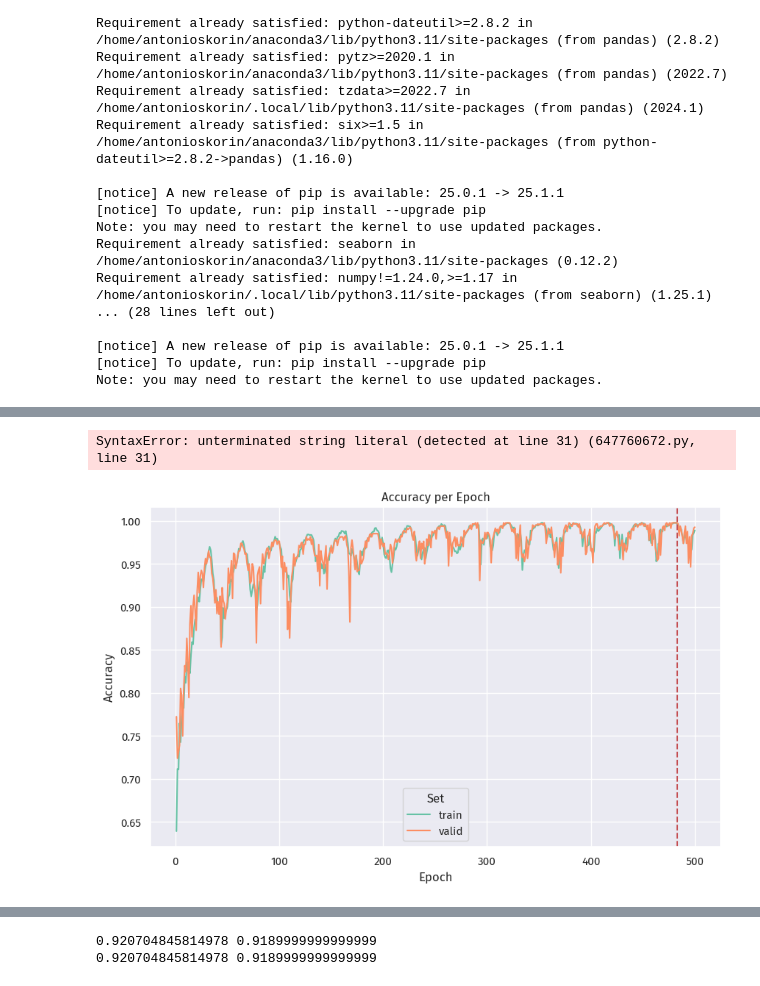
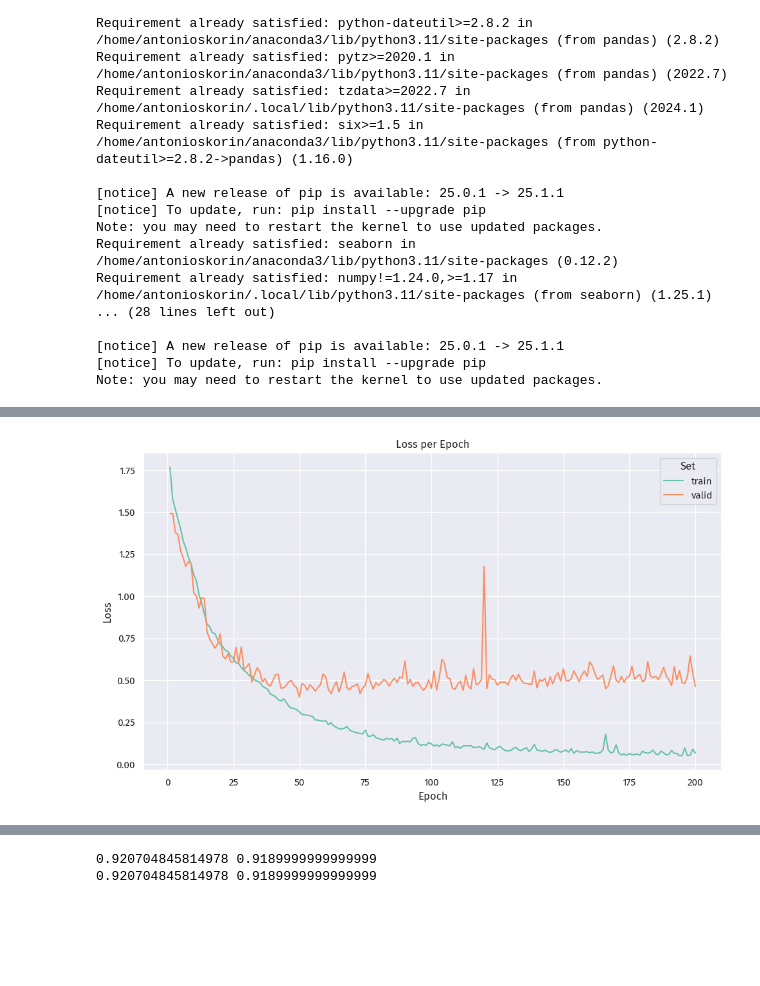
Before and after one commit to molivas2022/modelNet10classifier, a Jupyter notebook: graph_loss.ipynb, the cells around one changed output, grey strips where cells are left out. Drawn from its saved outputs; the diff is of its cells as text; code cells hidden in the pictures; blank space fills up the shorter version.

```diff
--- a/graph_loss.ipynb
+++ b/graph_loss.ipynb
@@ -67,42 +59,39 @@ max     500.000000     0.839539     0.998000
 # %%
-# Filtro
-start_epoch = 1
-end_epoch = 500
-sets = ["train", "valid"]
-max_display_loss = 100.0
+def plot_loss(df):
+    # Loss
+    plt.figure(figsize=(10, 6))
+    ax = sns.lineplot(data=df, x='epoch', y='loss', hue='set')
+    # ax.axvline(483, color='r', linestyle='--')
 
-df_plot = df[(df['epoch'] >= start_epoch) & (df['epoch'] <= end_epoch) & (df["set"].isin(sets))]
-df_plot = df_plot.copy()
-df_plot['loss'] = df_plot['loss'].clip(upper=max_display_loss)
-
-# Loss
-plt.figure(figsize=(10, 6))
-ax = sns.lineplot(data=df_plot, x='epoch', y='loss', hue='set')
-ax.axvline(483, color='r', linestyle='--')
-
-plt.title('Loss per Epoch')
-plt.xlabel('Epoch')
-plt.ylabel('Loss')
-plt.legend(title='Set')
-plt.grid(True)
-plt.tight_layout()
-plt.savefig("plots/loss_per_epoch.pdf", bbox_inches='tight', pad_inches=0, facecolor=(1,1,1,0))
-plt.show()
+    plt.title('Loss per Epoch')
+    plt.xlabel('Epoch')
+    plt.ylabel('Loss')
+    plt.legend(title='Set')
+    plt.grid(True)
+    plt.tight_layout()
+    plt.savefig("plots/loss_per_epoch.pdf", bbox_inches='tight', pad_inches=0, facecolor=(1,1,1,0))
+    plt.show()
-# %% [output]
-SyntaxError: unterminated string literal (detected at line 31) (647760672.py, line 31)
 # %%
-# Acc
-plt.figure(figsize=(10, 6))
-ax = sns.lineplot(data=df_plot, x='epoch', y='acc', hue='set')
-ax.axvline(483, color='r', linestyle='--')
+def plot_acc(df):
+    # Acc
+    plt.figure(figsize=(10, 6))
+    ax = sns.lineplot(data=df, x='epoch', y='acc', hue='set')
+    # ax.axvline(483, color='r', linestyle='--')
 
-plt.title('Accuracy per Epoch')
-plt.xlabel('Epoch')
-plt.ylabel('Accuracy')
-plt.legend(title='Set')
-plt.grid(True)
-plt.tight_layout()
-plt.savefig("plots/acc_per_epoch.pdf", bbox_inches='tight', pad_inches=0, facecolor=(1,1,1,0))
-plt.show()
+    plt.title('Accuracy per Epoch')
+    plt.xlabel('Epoch')
+    plt.ylabel('Accuracy')
+    plt.legend(title='Set')
+    plt.grid(True)
+    plt.tight_layout()
+    plt.savefig("plots/acc_per_epoch.pdf", bbox_inches='tight', pad_inches=0, facecolor=(1,1,1,0))
+    plt.show()
-# %% [output]
-[figure, removed]
+# %%
+df_gn = filter_df(df_gn, 1, 300)
+df_lessdp = filter_df(df_lessdp, 1, 300)
+df_moredp = filter_df(df_moredp, 1, 300)
+df_gnreg = filter_df(df_gnreg, 1, 300)
+# %%
+plot_loss(df_gnreg)
+# %% [output]
+[figure, added]
```
Also changed, not shown: parts of 4 cells of this notebook, 2 other files.
